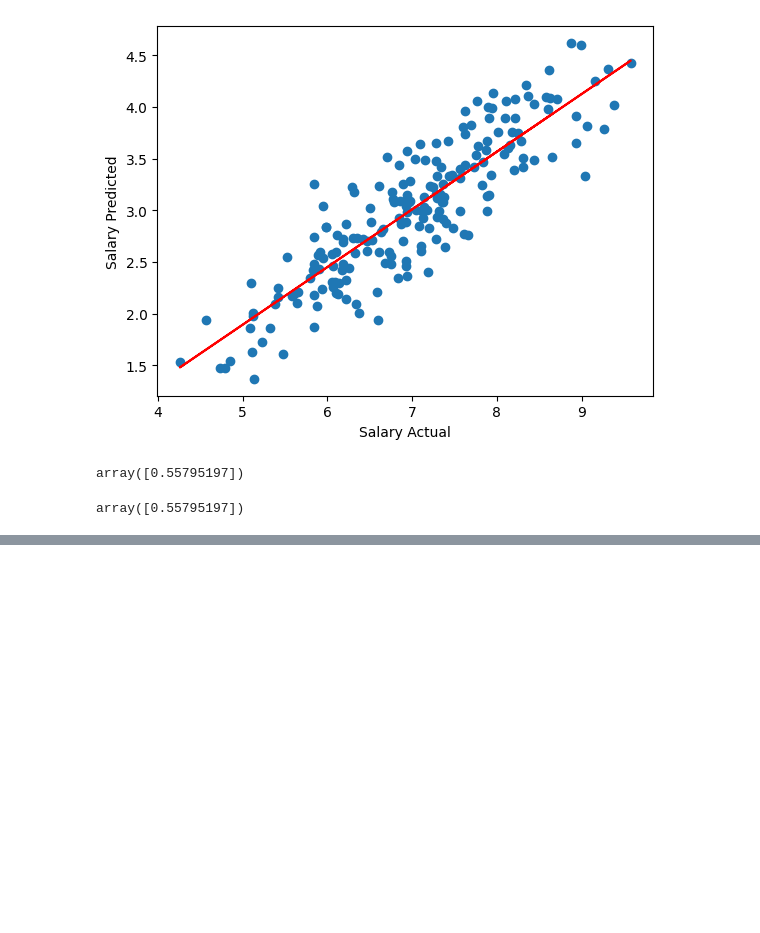
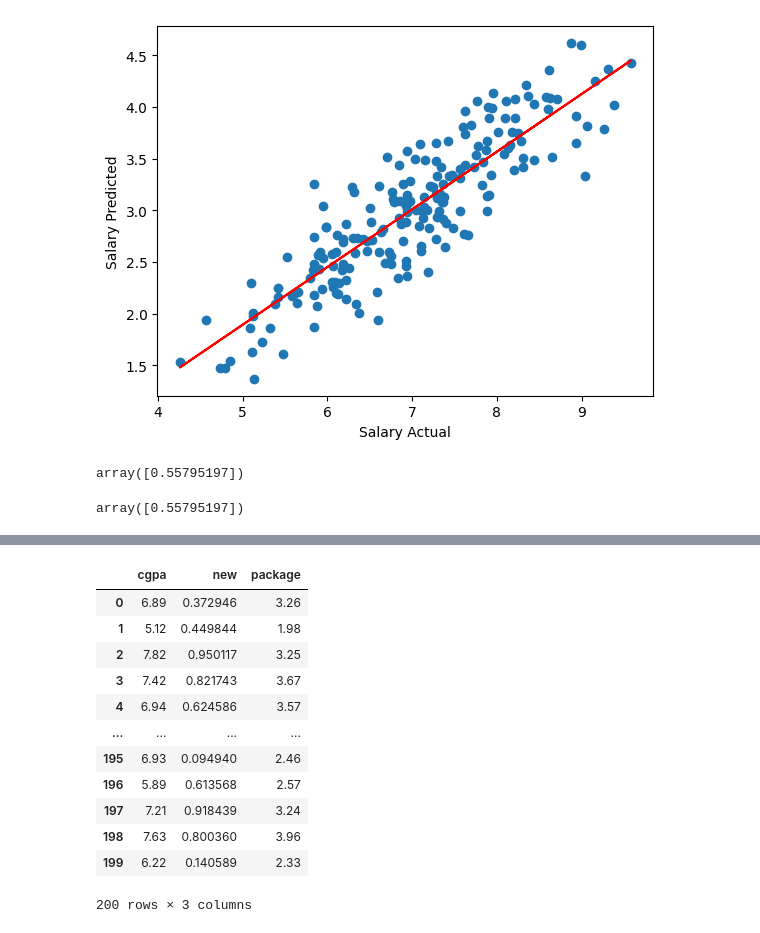
Before and after one commit to stoicsapien1/100-Days-Of-ML, a Jupyter notebook: DAY1/Simple Linear Regression.ipynb, the cells around one changed output, grey strips where cells are left out. Cells and saved outputs as stored; diff of their text form; code cells hidden in the pictures; blank space fills up the shorter version.

```diff
--- a/DAY1/Simple Linear Regression.ipynb
+++ b/DAY1/Simple Linear Regression.ipynb
@@ -139,0 +221,16 @@ array([0.55795197])
+# %%
+df1
+# %% [output]
+|  | cgpa | new | package |
+| 0 | 6.89 | 0.372946 | 3.26 |
+| 1 | 5.12 | 0.449844 | 1.98 |
+| 2 | 7.82 | 0.950117 | 3.25 |
+| 3 | 7.42 | 0.821743 | 3.67 |
+| 4 | 6.94 | 0.624586 | 3.57 |
+| ... | ... | ... | ... |
+| 195 | 6.93 | 0.094940 | 2.46 |
+| 196 | 5.89 | 0.613568 | 2.57 |
+| 197 | 7.21 | 0.918439 | 3.24 |
+| 198 | 7.63 | 0.800360 | 3.96 |
+| 199 | 6.22 | 0.140589 | 2.33 |
+200 rows × 3 columns
```
Also changed, not shown: parts of 25 cells of this notebook.
